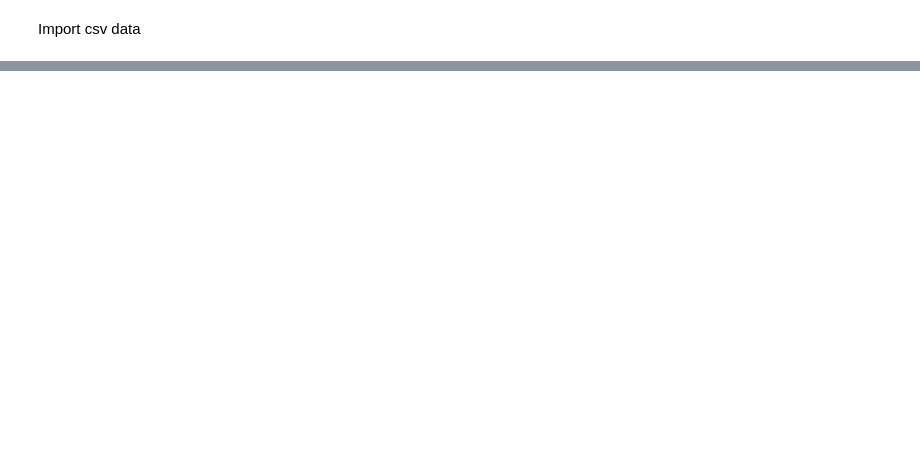
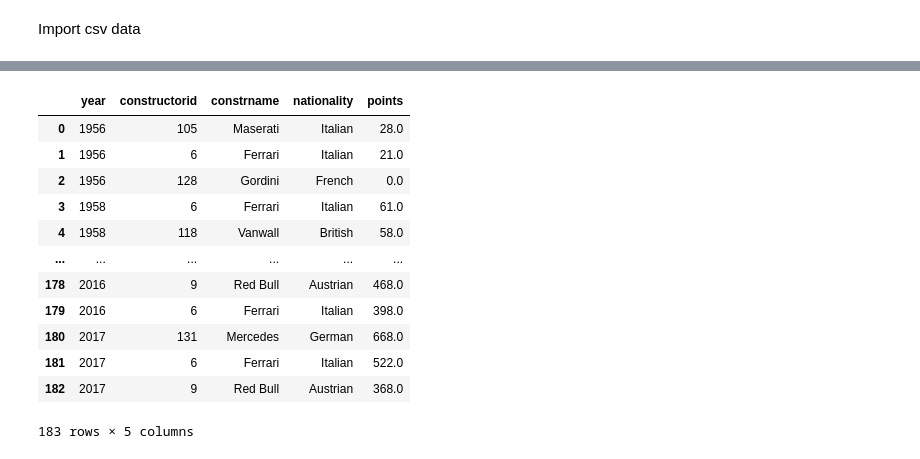
Before and after one commit to cciochina/project-2-ETL, a Jupyter notebook: main.ipynb, the cells around one changed output, grey strips where cells are left out. Cells and saved outputs as stored; diff of their text form; code cells hidden in the pictures; blank space fills up the shorter version.

```diff
--- a/main.ipynb
+++ b/main.ipynb
@@ -191,0 +227,17 @@ c1_df
+# %%
+# Confirm data has been added by querying c1_df table
+pd.read_sql_query("select * from c1_df", con=engine)
+# %% [output]
+|  | year | constructorid | constrname | nationality | points |
+| 0 | 1956 | 105 | Maserati | Italian | 28.0 |
+| 1 | 1956 | 6 | Ferrari | Italian | 21.0 |
+| 2 | 1956 | 128 | Gordini | French | 0.0 |
+| 3 | 1958 | 6 | Ferrari | Italian | 61.0 |
+| 4 | 1958 | 118 | Vanwall | British | 58.0 |
+| ... | ... | ... | ... | ... | ... |
+| 178 | 2016 | 9 | Red Bull | Austrian | 468.0 |
+| 179 | 2016 | 6 | Ferrari | Italian | 398.0 |
+| 180 | 2017 | 131 | Mercedes | German | 668.0 |
+| 181 | 2017 | 6 | Ferrari | Italian | 522.0 |
+| 182 | 2017 | 9 | Red Bull | Austrian | 368.0 |
+183 rows × 5 columns
```
Also changed, not shown: parts of 8 cells of this notebook, 5 other files.
